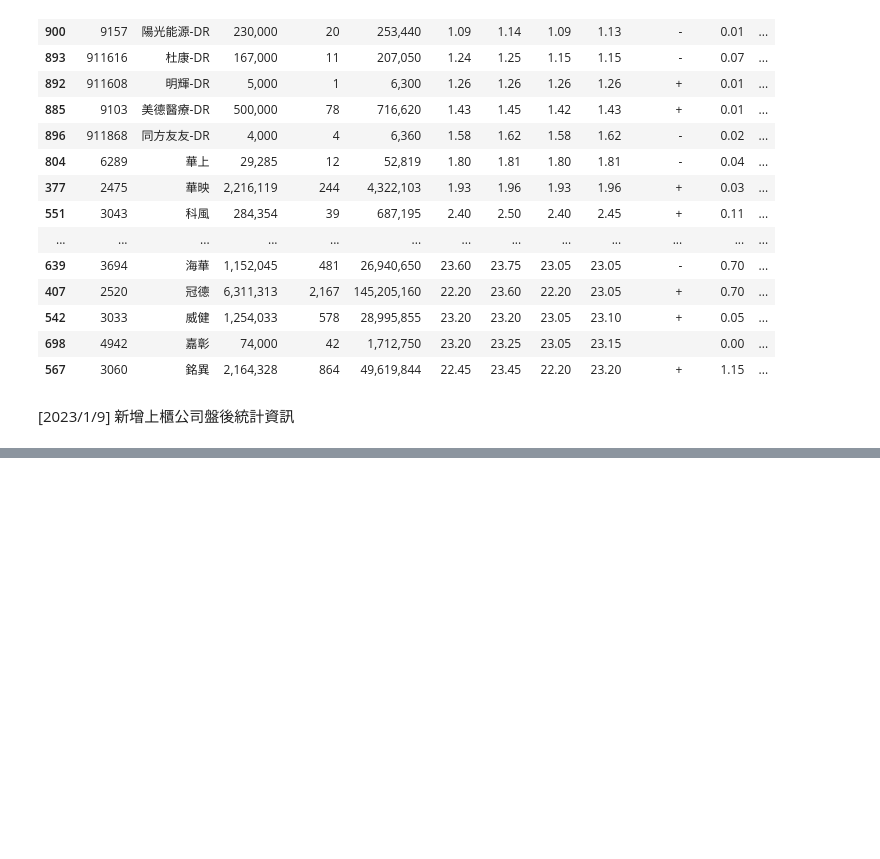
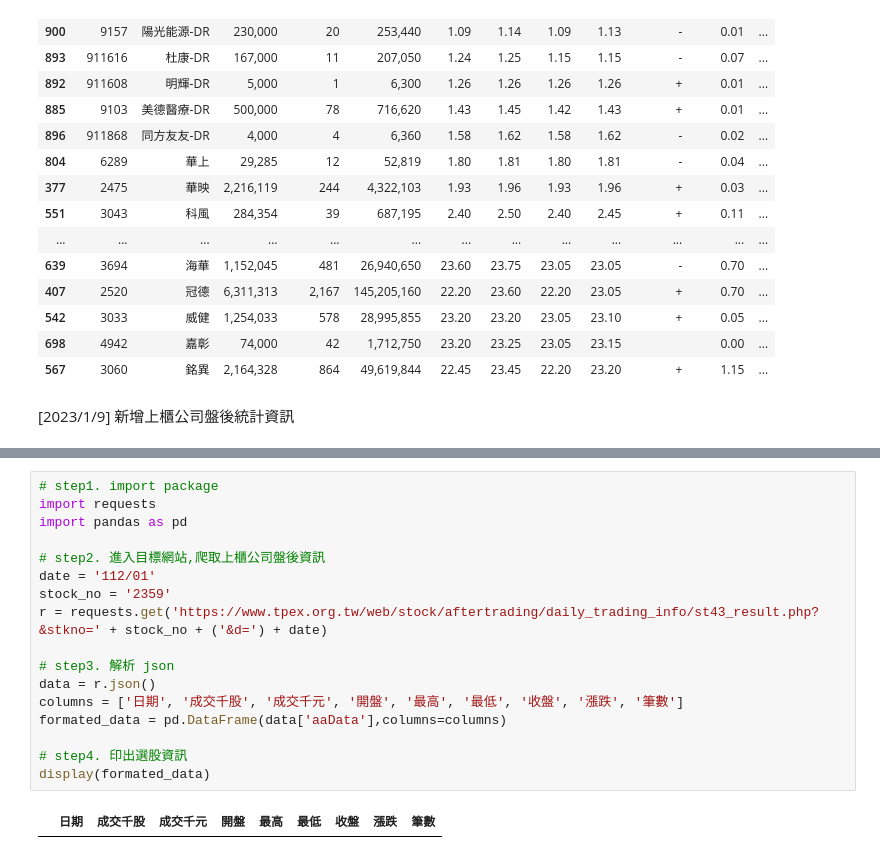
Before and after one commit to chiyanglin-AStar/python_stock_study, a Jupyter notebook: 每日個股.ipynb, the cells around one changed output, grey strips where cells are left out. Cells and saved outputs as stored; diff of their text form; blank space fills up the shorter version.

```diff
--- a/每日個股.ipynb
+++ b/每日個股.ipynb
@@ -122,0 +136,19 @@ display(formated_data)
+# %%
+# step1. import package
+import requests
+import pandas as pd
+
+# step2. 進入目標網站,爬取上櫃公司盤後資訊
+date = '112/01'
+stock_no = '2359'
+r = requests.get('https://www.tpex.org.tw/web/stock/aftertrading/daily_trading_info/st43_result.php?&stkno=' + stock_no + ('&d=') + date)
+
+# step3. 解析 json
+data = r.json()
+columns = ['日期', '成交千股', '成交千元', '開盤', '最高', '最低', '收盤', '漲跌', '筆數']
+formated_data = pd.DataFrame(data['aaData'],columns=columns)
+
+# step4. 印出選股資訊
+display(formated_data)
+# %% [output]
+|  | 日期 | 成交千股 | 成交千元 | 開盤 | 最高 | 最低 | 收盤 | 漲跌 | 筆數 |
```
Also changed, not shown: parts of 2 cells of this notebook.
